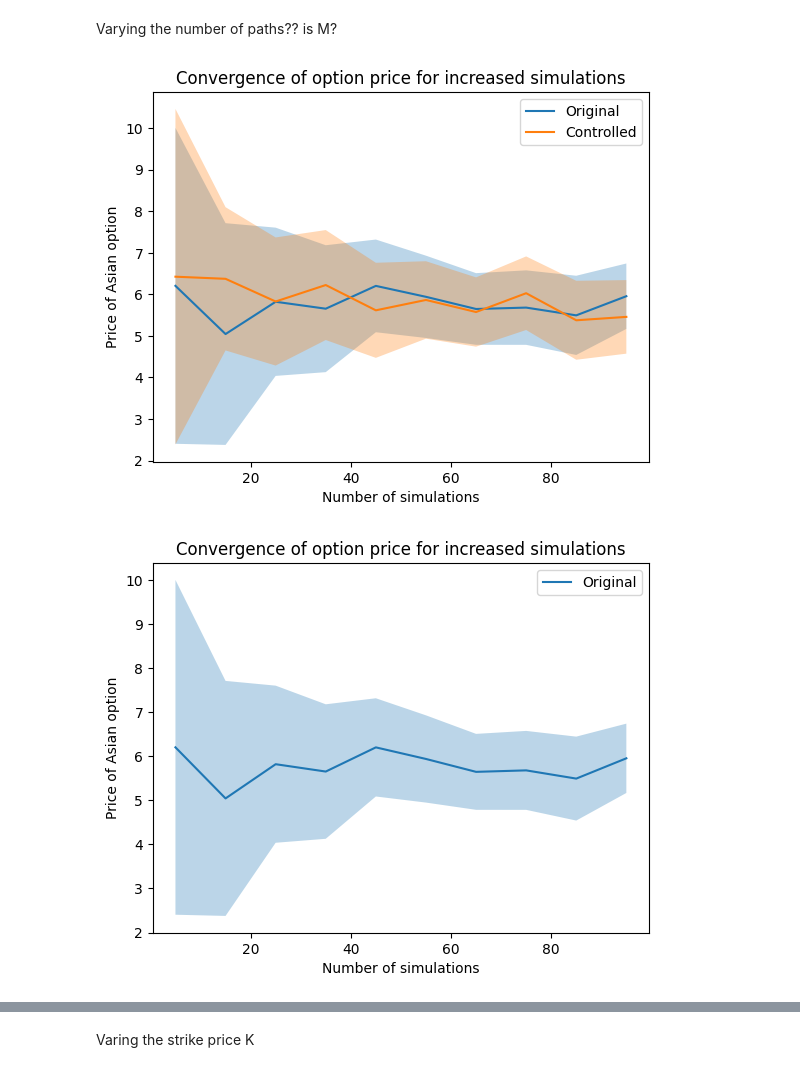
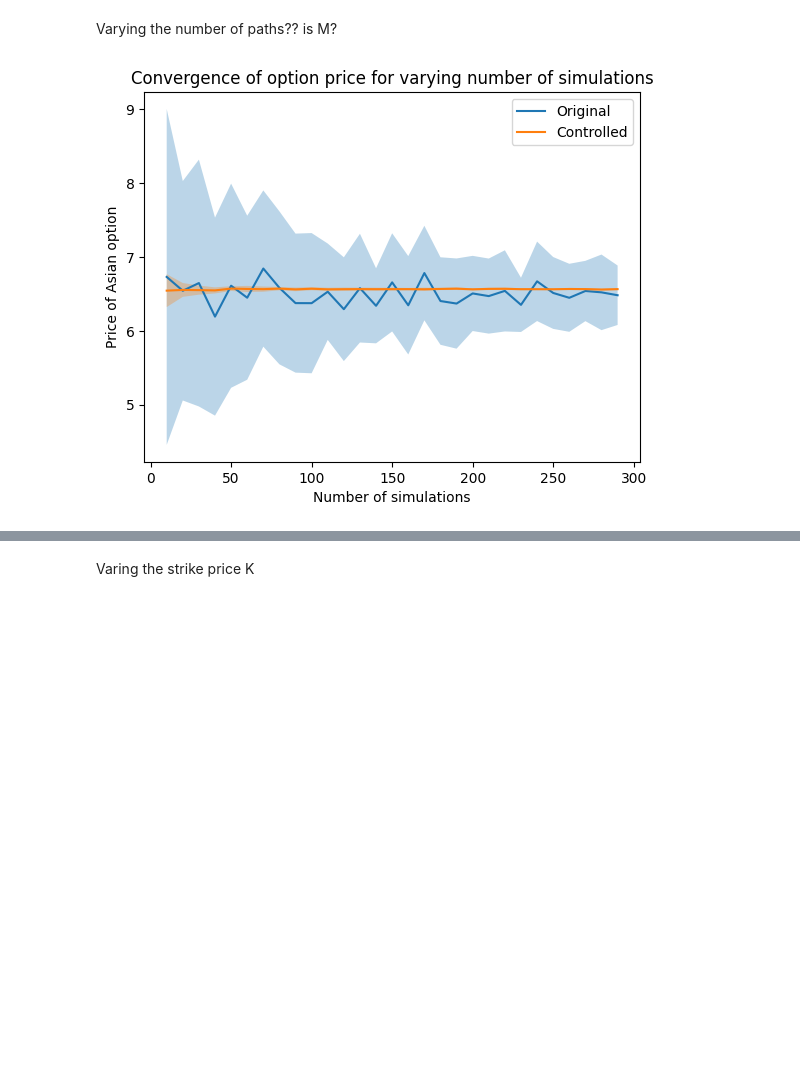
Before and after one commit to ThomasTenDamme/Comp_Finance_Group_16, a Jupyter notebook: Assignment 2/Part 3.ipynb, the cells around one changed output, grey strips where cells are left out. Saved outputs shown, nothing was run; the diff lists cells and outputs as text; code cells hidden in the pictures; blank space fills up the shorter version.

```diff
--- a/Assignment 2/Part 3.ipynb
+++ b/Assignment 2/Part 3.ipynb
@@ -91,20 +97,23 @@ def asian_arith_option_price_simul(S0, K, r, sigma, T, N, M, seed=None, control_
             A_N_geom[i] = np.prod([np.prod(S)**(1/(N + 1)) for S in subsets])
 
     payoff_arith = np.maximum(A_N_arith - K, 0)
+    price_arith = np.exp(-r * T) * payoff_arith
 
     if control_variate:
         payoff_geom = np.maximum(A_N_geom - K, 0)
+        price_geom = np.exp(-r * T) * payoff_geom
 
-        sample_EV = payoff_geom.mean()
-        sample_var = np.var(payoff_geom)
-        sample_covar = np.cov(payoff_arith, payoff_geom)[0, 1]
+        exact_geom_price = asian_geom_option_price_analytical(S0, K, r, sigma, T, N)
+        sample_var = np.var(price_geom)
+        sample_covar = np.cov(price_geom, price_arith)[0, 1]
+
         sample_lambda = sample_covar / sample_var
 
-        payoff_controlled = (payoff_arith - sample_lambda * (payoff_geom - sample_EV))
+        price_controlled = (price_arith - sample_lambda * (price_geom - exact_geom_price))
 
-        return np.exp(-r * T) * payoff_controlled.mean(), payoff_controlled
+        return price_controlled.mean(), price_controlled
 
-    return np.exp(-r * T) * payoff_arith.mean(), payoff_arith
+    return price_arith.mean(), price_arith
 # %%
 # Settling the parameters
 S0 = 100
@@ -182,72 +185,45 @@ Varying the number of paths?? is M?
 # %%
 # Settling the parameters
 S0 = 100
-K = 100
-r = 0.05
+K = 99
+r = 0.06
 sigma = 0.2
 T = 1
-N = 100
+N = 365 # Fixed the overflow error by combining the products and exponents in subsets
 #M = 100 # Number of simulations
 
 
-path_range = np.arange(5,100,10) # set 1000 instead of 50 for the resut in report
+path_range = np.arange(10,300,10) # set 1000 instead of 50 for the resut in report
 pi_values_controlled = []    # To store the results
 pi_values_original = []
 pi_vars_controlled = []    # To store the variance
 pi_vars_original = []
 
 repetitions = 25 # repetitions to find the variance for one M
 
 for M in tqdm(path_range, desc='Finding the convergence of the option price for increased simulations'):
     values_original = []
     values_controlled = []
     for reps in range(repetitions):
         option_control_variate,_ = asian_arith_option_price_simul(S0, K, r, sigma, T, N, M, control_variate=True)
         option_original,_ = asian_arith_option_price_simul(S0, K, r, sigma, T, N, M, control_variate=False)
         values_controlled.append(option_control_variate)
         values_original.append(option_original)
-    print(values_controlled)
-    print(values_original)
+
     pi_values_controlled.append(np.mean(values_controlled))
     pi_values_original.append(np.mean(values_original))
     pi_vars_controlled.append(np.var(values_controlled))
     pi_vars_original.append(np.var(values_original))
 
 # Plot the results, with variance as fill_between
 plt.plot(path_range, pi_values_original, label='Original')
 plt.fill_between(path_range, np.array(pi_values_original) - np.sqrt(pi_vars_original), np.array(pi_values_original) + np.sqrt(pi_vars_original), alpha=0.3)
 plt.plot(path_range, pi_values_controlled, label='Controlled')
 plt.fill_between(path_range, np.array(pi_values_controlled) - np.sqrt(pi_vars_controlled), np.array(pi_values_controlled) + np.sqrt(pi_vars_controlled), alpha=0.3)
 plt.xlabel('Number of simulations')
 plt.ylabel('Price of Asian option')
-plt.title("Convergence of option price for increased simulations")
+plt.title("Convergence of option price for varying number of simulations")
 plt.legend()
 plt.show()
-
-# And now both seperately
-plt.plot(path_range, pi_values_original, label='Original')
-plt.fill_between(path_range, np.array(pi_values_original) - np.sqrt(pi_vars_original), np.array(pi_values_original) + np.sqrt(pi_vars_original), alpha=0.3)
-plt.xlabel('Number of simulations')
-plt.ylabel('Price of Asian option')
-plt.title("Convergence of option price for increased simulations")
-plt.legend()
-plt.show()
-
-plt.plot(path_range, pi_values_controlled, label='Controlled')
-plt.fill_between(path_range, np.array(pi_values_controlled) - np.sqrt(pi_vars_controlled), np.array(pi_values_controlled) + np.sqrt(pi_vars_controlled), alpha=0.3)
-plt.xlabel('Number of simulations')
-plt.ylabel('Price of Asian option')
-plt.title("Convergence of option price for increased simulations")
-plt.legend()
-plt.show()
-
-# plt.plot(path_range, pi_values_original, label='Original')
-# plt.plot(path_range, pi_values_controlled, label='Controlled')
-# plt.xlabel('Number of simulations')
-# plt.ylabel('Price of Asian option')
-# plt.title("Convergence of option price for increased simulations")
-# plt.legend()
-# plt.show()
 # %% [output]
-[figure, old version]
+[figure, new version]
-[figure, removed]
```
Also changed, not shown: parts of 10 cells of this notebook.
